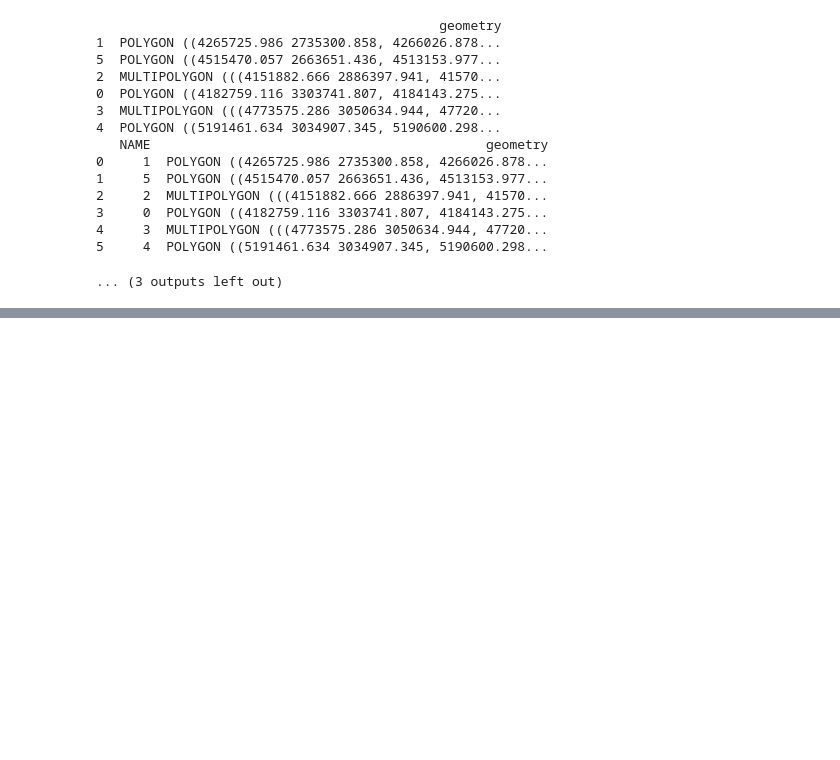
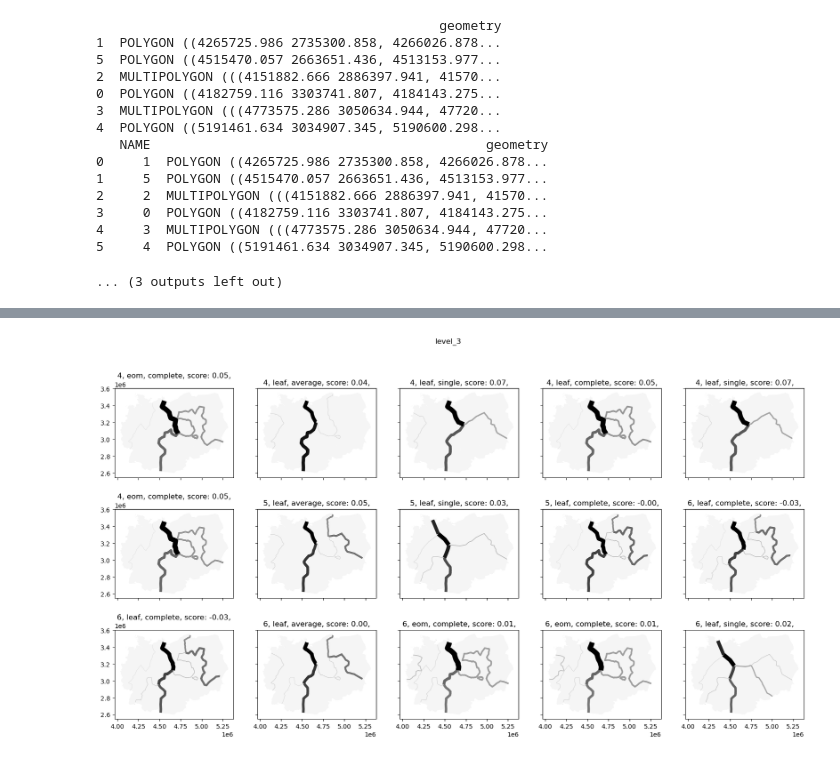
Before and after one commit to uscuni/boundaries_of_change, a Jupyter notebook: code/04_clustering.ipynb, the cells around one changed output, grey strips where cells are left out. Drawn from its saved outputs; the diff is of its cells as text; code cells hidden in the pictures; blank space fills up the shorter version.

```diff
--- a/code/04_clustering.ipynb
+++ b/code/04_clustering.ipynb
@@ -672,0 +675,4 @@ print(optimal_boundaries)
+# %%
+generate_boundary_diagrams_for_clusters(results_of_interest, "level_3")
+# %% [output]
+[figure, added]
```
Also changed, not shown: parts of 12 cells of this notebook.
